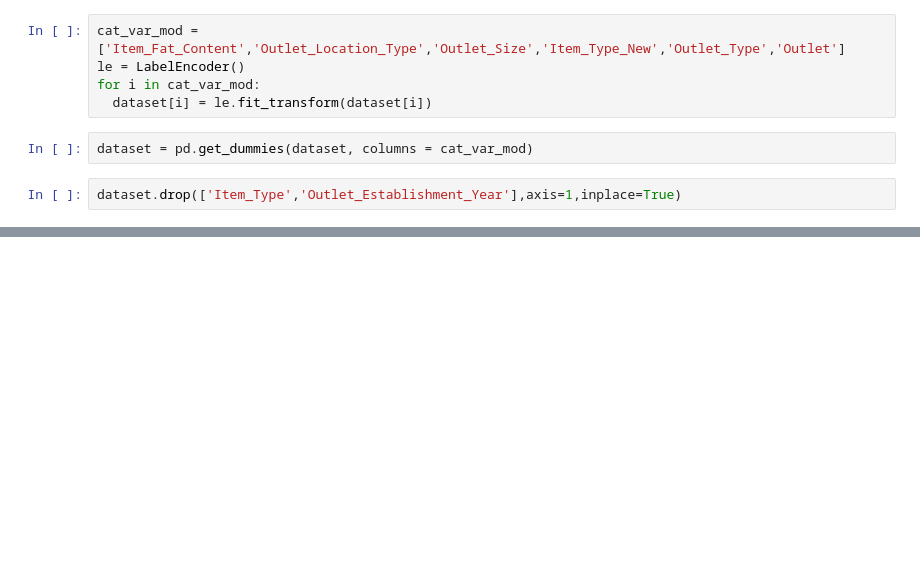
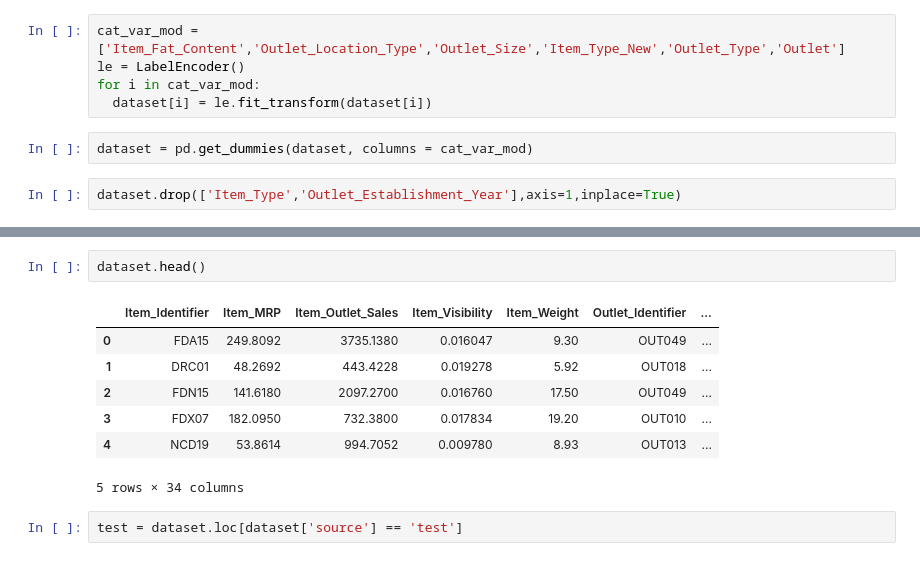
Before and after one commit to Damntoochill/Learning-ML, a Jupyter notebook: Bigmart_Sales_Predictions.ipynb, the cells around one changed output, grey strips where cells are left out. Cells and saved outputs as stored; diff of their text form; blank space fills up the shorter version.

```diff
--- a/Bigmart_Sales_Predictions.ipynb
+++ b/Bigmart_Sales_Predictions.ipynb
@@ -349,3 +375,15 @@ Outlet_7                       uint8
 Outlet_8                       uint8
 Outlet_9                       uint8
 dtype: object
+# %%
+dataset.head()
+# %% [output]
+|  | Item_Identifier | Item_MRP | Item_Outlet_Sales | Item_Visibility | Item_Weight | Outlet_Identifier | ... |
+| 0 | FDA15 | 249.8092 | 3735.1380 | 0.016047 | 9.30 | OUT049 | ... |
+| 1 | DRC01 | 48.2692 | 443.4228 | 0.019278 | 5.92 | OUT018 | ... |
+| 2 | FDN15 | 141.6180 | 2097.2700 | 0.016760 | 17.50 | OUT049 | ... |
+| 3 | FDX07 | 182.0950 | 732.3800 | 0.017834 | 19.20 | OUT010 | ... |
+| 4 | NCD19 | 53.8614 | 994.7052 | 0.009780 | 8.93 | OUT013 | ... |
+5 rows × 34 columns
+# %%
+test = dataset.loc[dataset['source'] == 'test']
```
Also changed, not shown: parts of 26 cells of this notebook.
